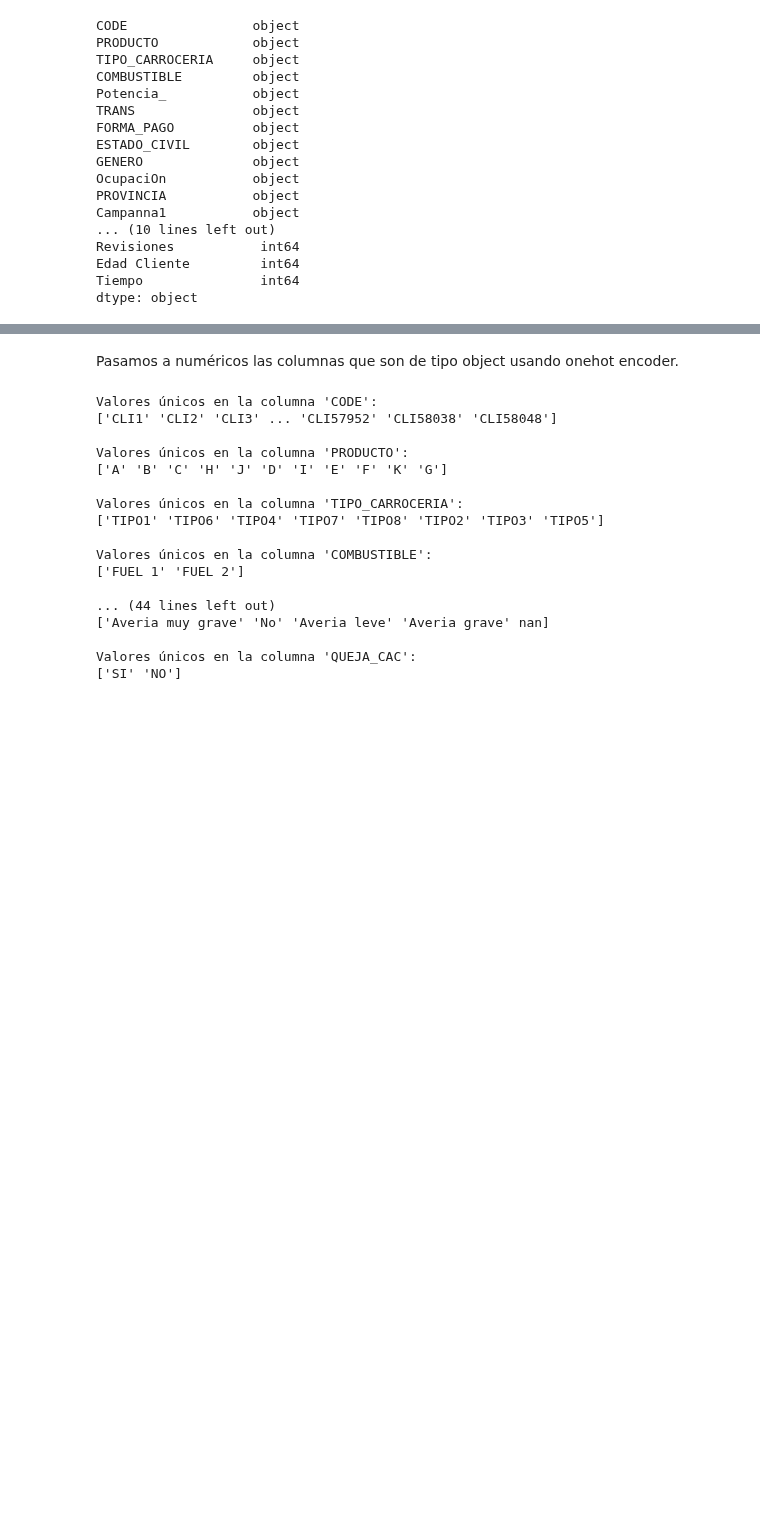
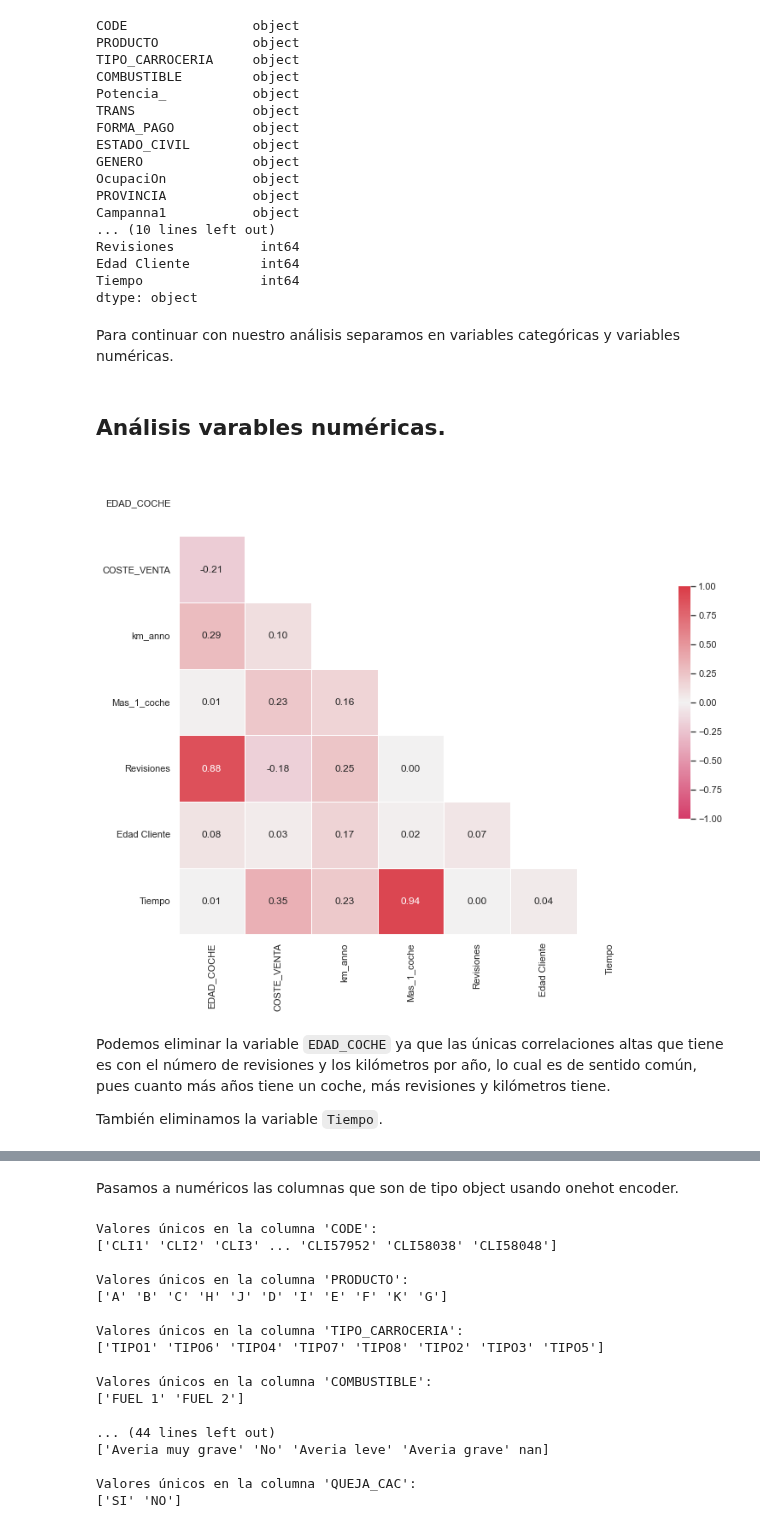
Before and after one commit to lauralardies/caso_practico_1, a Jupyter notebook: Caso Práctico/analisis/limpieza.ipynb, the cells around one changed output, grey strips where cells are left out. Saved outputs shown, nothing was run; the diff lists cells and outputs as text; code cells hidden in the pictures; blank space fills up the shorter version.

```diff
--- a/Caso Práctico/analisis/limpieza.ipynb
+++ b/Caso Práctico/analisis/limpieza.ipynb
@@ -76,3 +92,43 @@ Revisiones           int64
 Edad Cliente         int64
 Tiempo               int64
 dtype: object
+# %% [markdown]
+Para continuar con nuestro análisis separamos en variables categóricas y variables numéricas.
+# %%
+# Separamos las variables categóricas y numéricas.
+categorical = car_data.select_dtypes(include=['object'])
+numeric = car_data.select_dtypes(exclude=['object']) # Excluimos las variables categóricas ya que sabemos que el resto de las variables son numéricas.
+# %% [markdown]
+## Análisis varables numéricas.
+# %%
+# Calcular la matriz de correlación
+correlation_matrix = numeric.corr()
+
+# Crear el mapa de calor
+plt.figure(figsize=(15, 10))
+sns.set(style='white')
+
+# Crear la máscara para el triángulo superior
+mask = np.triu(np.ones_like(correlation_matrix, dtype=bool))
+
+# Crear el mapa de calor con los valores de correlación anotados
+cmap = sns.diverging_palette(0, 10, as_cmap=True)
+
+sns.heatmap(correlation_matrix,
+            mask=mask,
+            cmap=cmap,
+            annot=True,  # Mostrar los números
+            fmt=".2f",  # Formato de los números a dos decimales
+            vmin=-1, vmax=1, center=0,
+            square=True,
+            linewidths=0.5,
+            cbar_kws={"shrink": 0.5})
+
+# Mostrar el gráfico
+plt.show()
+# %% [output]
+[figure, added]
+# %% [markdown]
+Podemos eliminar la variable `EDAD_COCHE` ya que las únicas correlaciones altas que tiene es con el número de revisiones y los kilómetros por año, lo cual es de sentido común, pues cuanto más años tiene un coche, más revisiones y kilómetros tiene.
+
+También eliminamos la variable `Tiempo`.
```
Also changed, not shown: parts of 11 cells of this notebook, 1 other file.
